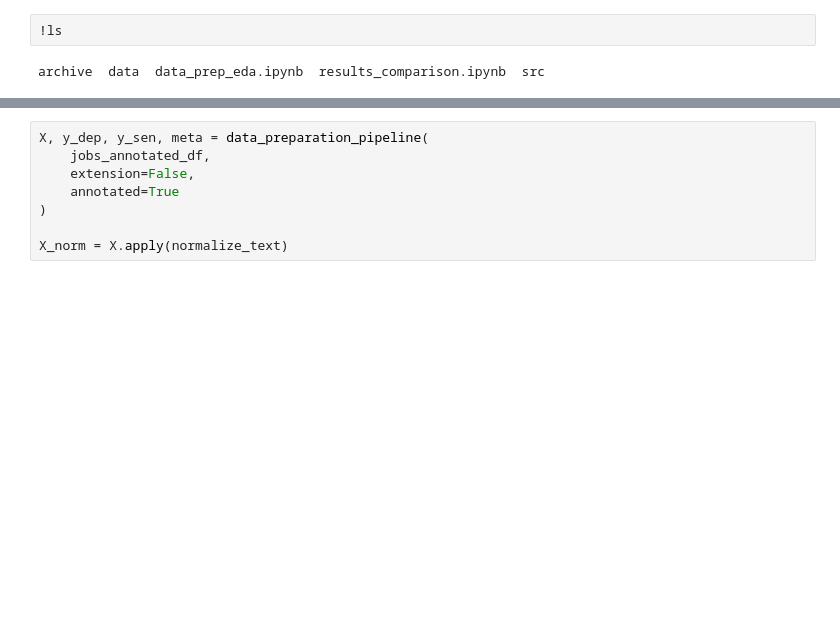
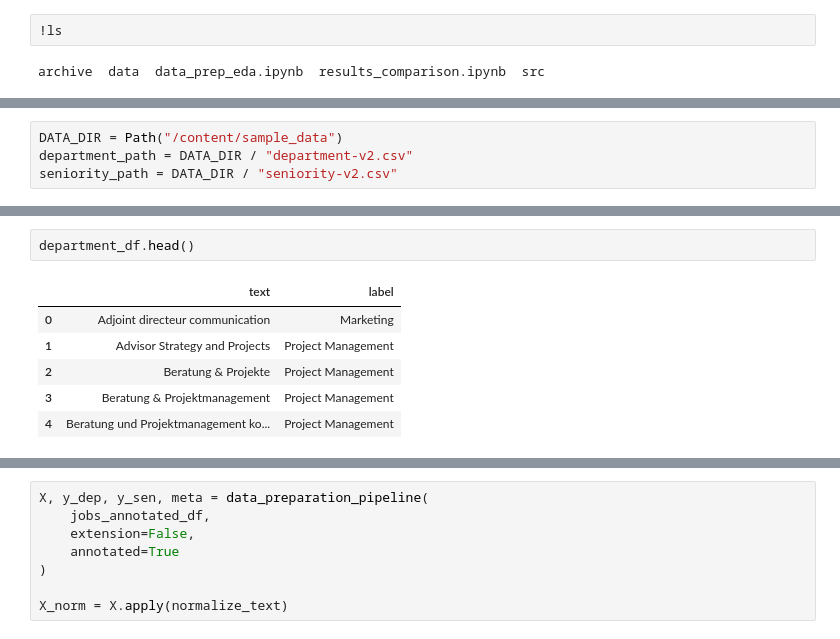
Before and after one commit to luisadosch/nlp-job-title-classification-benchmark-snapaddy, a Jupyter notebook: src/model-approach-1-baseline.ipynb, the cells around one changed output, grey strips where cells are left out. Cells and saved outputs as stored; diff of their text form; blank space fills up the shorter version.

```diff
--- a/src/model-approach-1-baseline.ipynb
+++ b/src/model-approach-1-baseline.ipynb
@@ -30,0 +32,4 @@ ModuleNotFoundError: No module named 'utils.text_utils'
+# %%
+DATA_DIR = Path("/content/sample_data")
+department_path = DATA_DIR / "department-v2.csv"
+seniority_path = DATA_DIR / "seniority-v2.csv"
@@ -30,0 +51,9 @@ ModuleNotFoundError: No module named 'utils.text_utils'
+# %%
+department_df.head()
+# %% [output]
+|  | text | label |
+| 0 | Adjoint directeur communication | Marketing |
+| 1 | Advisor Strategy and Projects | Project Management |
+| 2 | Beratung & Projekte | Project Management |
+| 3 | Beratung & Projektmanagement | Project Management |
+| 4 | Beratung und Projektmanagement ko... | Project Management |
```
Also changed, not shown: parts of 21 cells of this notebook.
